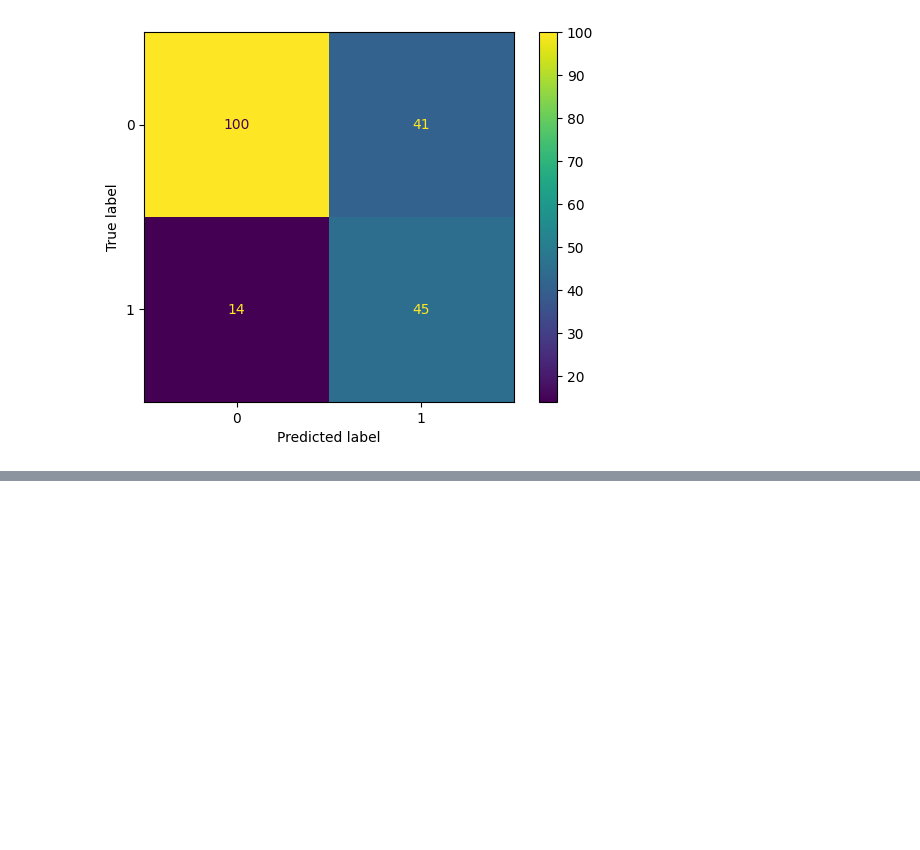
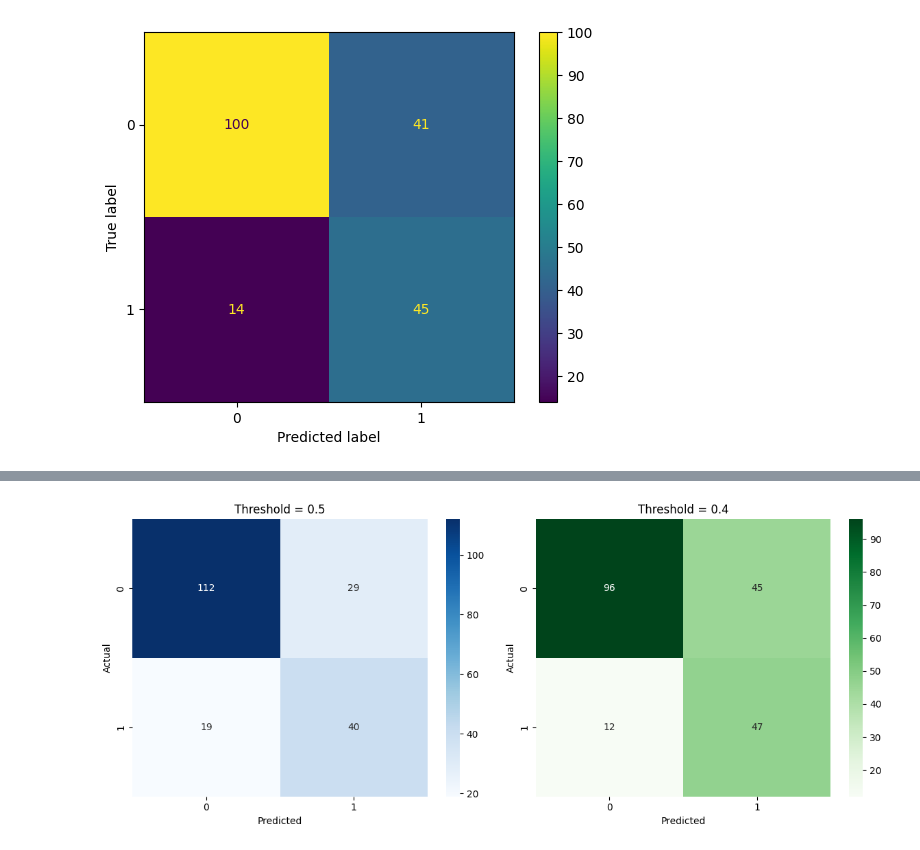
Before and after one commit to Sidbewendin/credit-risk-scoring, a Jupyter notebook: credit_risk_scoring.ipynb, the cells around one changed output, grey strips where cells are left out. Drawn from its saved outputs; the diff is of its cells as text; code cells hidden in the pictures; blank space fills up the shorter version.

```diff
--- a/credit_risk_scoring.ipynb
+++ b/credit_risk_scoring.ipynb
@@ -647,0 +442,3 @@ nest_asyncio.apply()
+# %%
+# Train XGBoost model
+xgb_model.fit(X_train, y_train)
@@ -647,0 +463,4 @@ nest_asyncio.apply()
+# %%
+# Predict
+y_pred_xgb = xgb_model.predict(X_test)
+y_proba_xgb = xgb_model.predict_proba(X_test)[:, 1]
@@ -647,0 +498,6 @@ nest_asyncio.apply()
+# %%
+# Predict probabilities for the positive class (bad clients)
+y_proba_xgb = xgb_model.predict_proba(X_test)[:, 1]
+# %%
+# Apply a custom threshold of 0.40 instead of the default 0.50
+y_pred_xgb_04 = (y_proba_xgb >= 0.40).astype(int)
@@ -647,0 +536,28 @@ nest_asyncio.apply()
+# %%
+import matplotlib.pyplot as plt
+import seaborn as sns
+from sklearn.metrics import confusion_matrix
+
+# Confusion matrices
+cm_05 = confusion_matrix(y_test, y_pred_xgb)       # seuil 0.5
+cm_04 = confusion_matrix(y_test, y_pred_xgb_04)    # seuil 0.4
+
+# Create side-by-side plots
+fig, axes = plt.subplots(1, 2, figsize=(12, 5))
+
+# Plot for threshold 0.5
+sns.heatmap(cm_05, annot=True, fmt="d", cmap="Blues", ax=axes[0])
+axes[0].set_title("Threshold = 0.5")
+axes[0].set_xlabel("Predicted")
+axes[0].set_ylabel("Actual")
+
+# Plot for threshold 0.4
+sns.heatmap(cm_04, annot=True, fmt="d", cmap="Greens", ax=axes[1])
+axes[1].set_title("Threshold = 0.4")
+axes[1].set_xlabel("Predicted")
+axes[1].set_ylabel("Actual")
+
+plt.tight_layout()
+plt.show()
+# %% [output]
+[figure, added]
```
Also changed, not shown: parts of 33 cells of this notebook.
